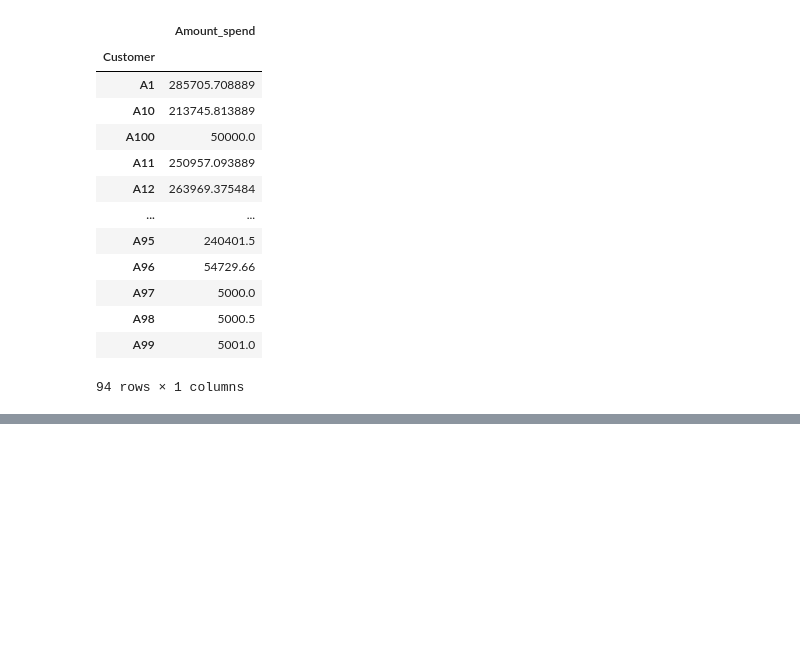
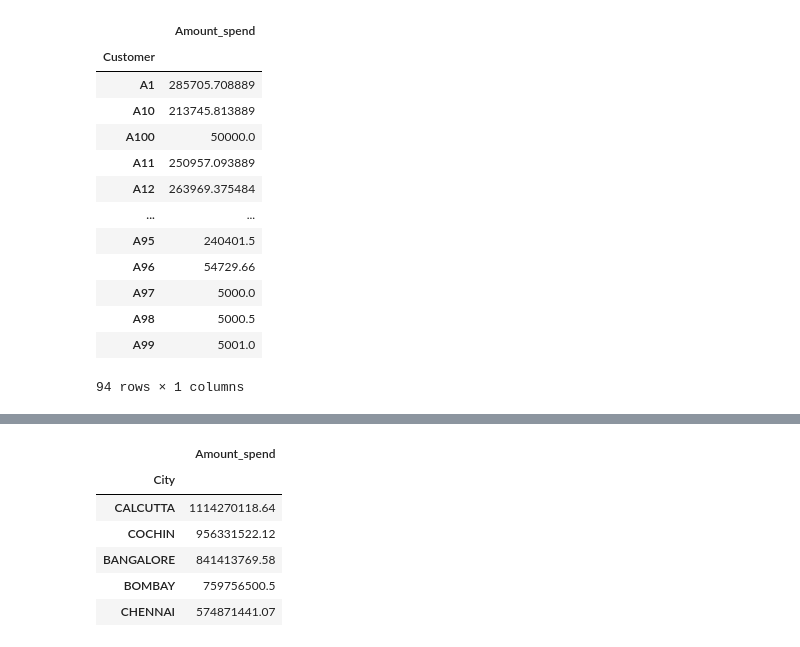
Before and after one commit to Adi46878/credit-risk-and-spending-analysis, a Jupyter notebook: Credit_risk_analysis.ipynb, the cells around one changed output, grey strips where cells are left out. Cells and saved outputs as stored; diff of their text form; code cells hidden in the pictures; blank space fills up the shorter version.

```diff
--- a/Credit_risk_analysis.ipynb
+++ b/Credit_risk_analysis.ipynb
@@ -256,0 +255,10 @@ final_df.groupby('Customer').agg({'Amount_spend' : 'mean'})
+# %%
+final_df.groupby('City').agg({'Amount_spend' : 'sum'}).sort_values(by='Amount_spend', ascending= False).head()
+# %% [output]
+|  | Amount_spend |
+| City |  |
+| CALCUTTA | 1114270118.64 |
+| COCHIN | 956331522.12 |
+| BANGALORE | 841413769.58 |
+| BOMBAY | 759756500.5 |
+| CHENNAI | 574871441.07 |
```
Also changed, not shown: parts of 9 cells of this notebook.
